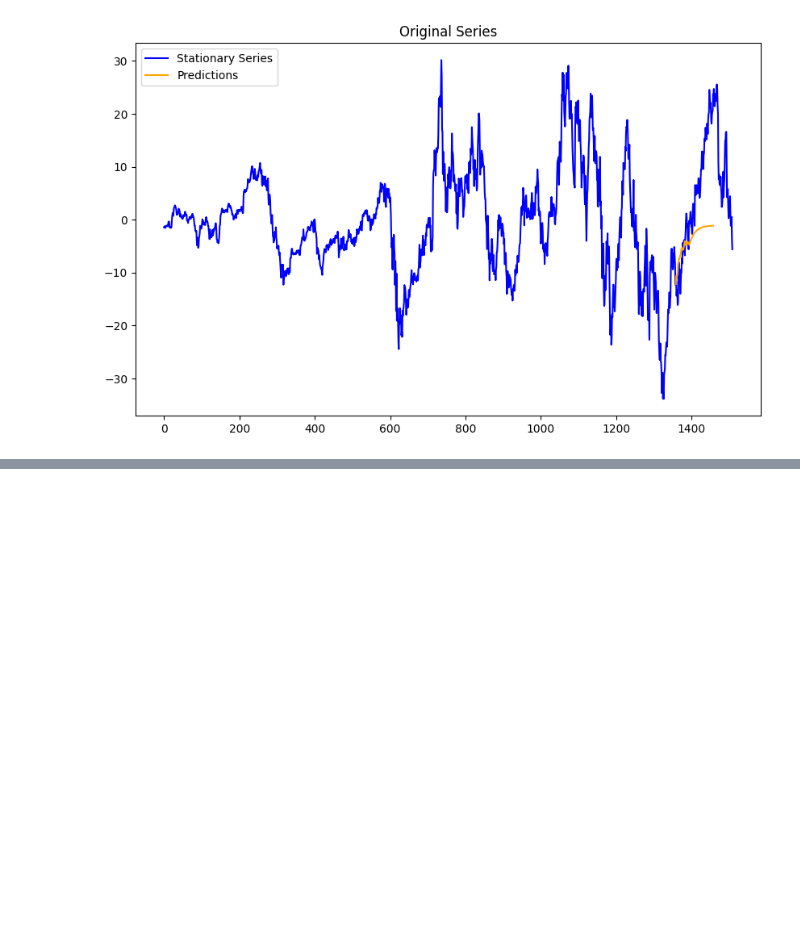
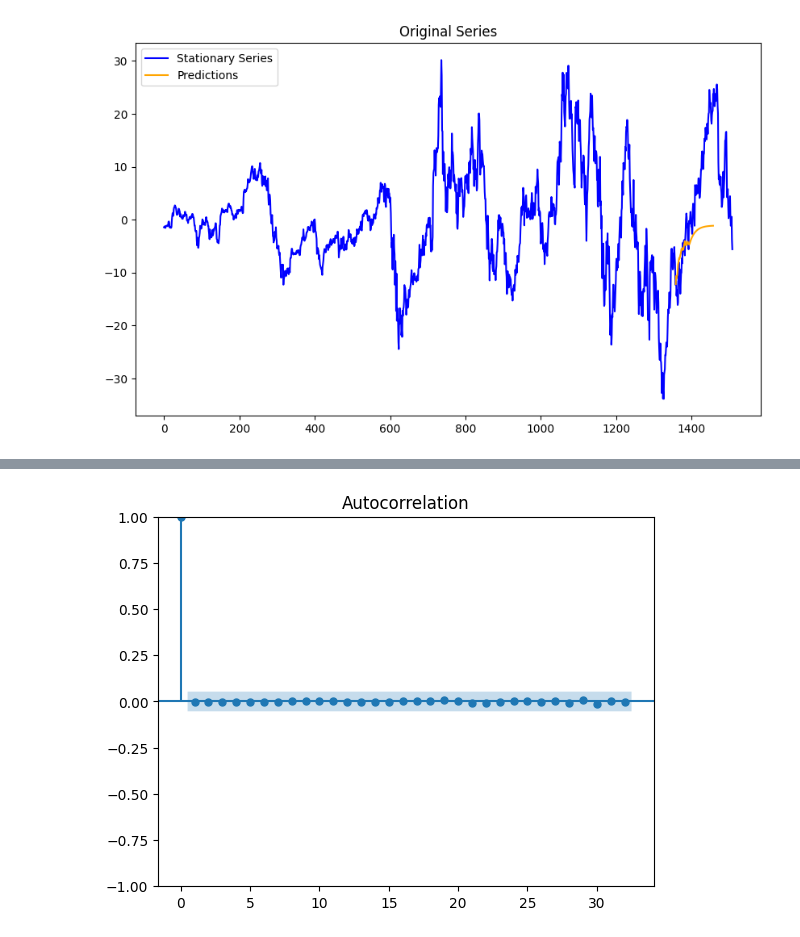
Before and after one commit to Simplicity-Fund/Time-Series-Analysis, a Jupyter notebook: Forecasting Models/ARIMA.ipynb, the cells around one changed output, grey strips where cells are left out. Drawn from its saved outputs; the diff is of its cells as text; code cells hidden in the pictures; blank space fills up the shorter version.

```diff
--- a/Forecasting Models/ARIMA.ipynb
+++ b/Forecasting Models/ARIMA.ipynb
@@ -151,0 +165,7 @@ plt.show()
+# %%
+# Plotting Autocorrelation
+
+plot_acf(residuals)
+plt.show()
+# %% [output]
+[figure, added]
```
Also changed, not shown: parts of 5 cells of this notebook, 3 other files.
